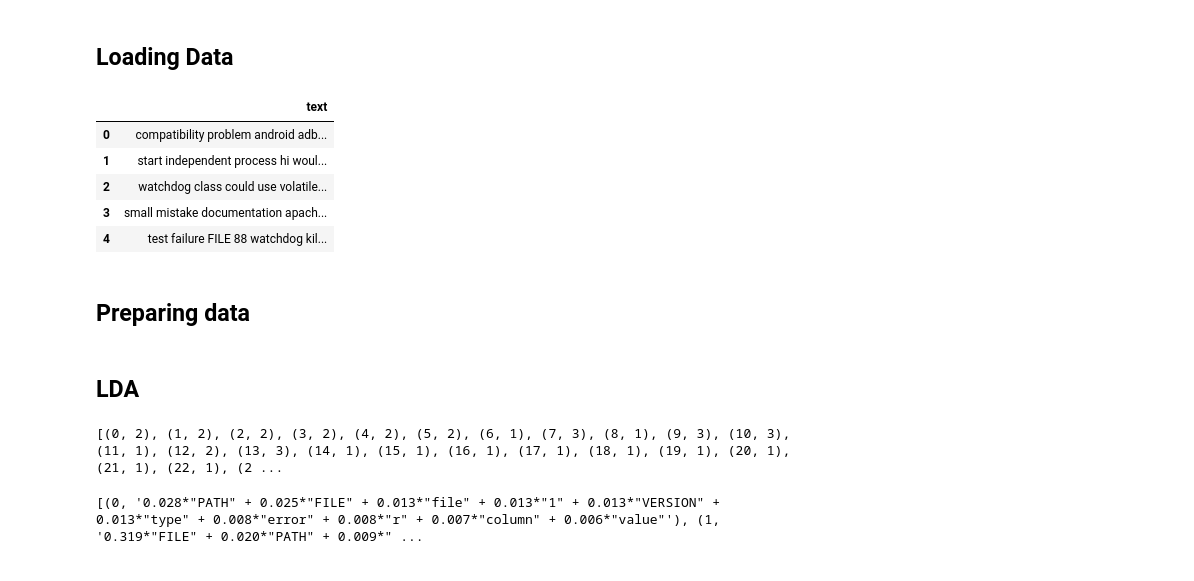
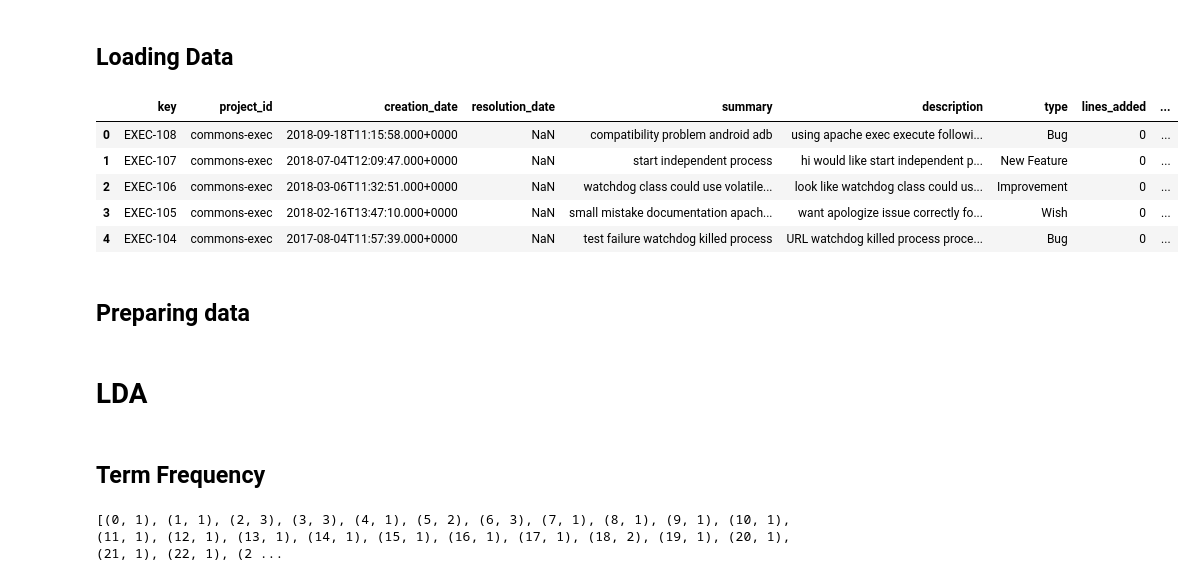
Before and after one commit to raulhigueras/tech-debt-NLP-analysis, a Jupyter notebook: notebooks/003-topicmodels.ipynb, the cells around one changed output. Cells and saved outputs as stored; diff of their text form; code cells hidden in the pictures.

Commit message:
topic models lda

```diff
--- a/notebooks/003-topicmodels.ipynb
+++ b/notebooks/003-topicmodels.ipynb
@@ -5,18 +5,18 @@ import matplotlib.pyplot as plt
 # %% [markdown]
 ## Loading Data
 # %%
-df = pd.read_csv('../data/interim/preproc_text.csv', index_col=0)
+df = pd.read_csv('../data/interim/preproc.csv', index_col=0)
 df.head()
 # %% [output]
-|  | text |
-| 0 | compatibility problem android adb... |
-| 1 | start independent process hi woul... |
-| 2 | watchdog class could use volatile... |
-| 3 | small mistake documentation apach... |
-| 4 | test failure FILE 88 watchdog kil... |
+|  | key | project_id | creation_date | resolution_date | summary | description | type | lines_added | ... |
+| 0 | EXEC-108 | commons-exec | 2018-09-18T11:15:58.000+0000 | NaN | compatibility problem android adb | using apache exec execute followi... | Bug | 0 | ... |
+| 1 | EXEC-107 | commons-exec | 2018-07-04T12:09:47.000+0000 | NaN | start independent process | hi would like start independent p... | New Feature | 0 | ... |
+| 2 | EXEC-106 | commons-exec | 2018-03-06T11:32:51.000+0000 | NaN | watchdog class could use volatile... | look like watchdog class could us... | Improvement | 0 | ... |
+| 3 | EXEC-105 | commons-exec | 2018-02-16T13:47:10.000+0000 | NaN | small mistake documentation apach... | want apologize issue correctly fo... | Wish | 0 | ... |
+| 4 | EXEC-104 | commons-exec | 2017-08-04T11:57:39.000+0000 | NaN | test failure watchdog killed process | URL watchdog killed process proce... | Bug | 0 | ... |
 # %% [markdown]
 ## Preparing data
 # %%
 data_words = [str(txt).split(" ") for txt in df['text']]
 # %% [markdown]
-## LDA
+# LDA
@@ -23,6 +30,6 @@ data_words = [str(txt).split(" ") for txt in df['text']]
+# %% [markdown]
+## Term Frequency
 # %%
-import gensim.corpora as corpora
-
 # Create Dictionary
 id2word = corpora.Dictionary(data_words)
 # Create Corpus
@@ -32,4 +39,4 @@ corpus = [id2word.doc2bow(text) for text in texts]
 # View
 print(corpus[:1][0][:30])
 # %% [output]
-[(0, 2), (1, 2), (2, 2), (3, 2), (4, 2), (5, 2), (6, 1), (7, 3), (8, 1), (9, 3), (10, 3), (11, 1), (12, 2), (13, 3), (14, 1), (15, 1), (16, 1), (17, 1), (18, 1), (19, 1), (20, 1), (21, 1), (22, 1), (2 ...
+[(0, 1), (1, 1), (2, 3), (3, 3), (4, 1), (5, 2), (6, 3), (7, 1), (8, 1), (9, 1), (10, 1), (11, 1), (12, 1), (13, 1), (14, 1), (15, 1), (16, 1), (17, 1), (18, 2), (19, 1), (20, 1), (21, 1), (22, 1), (2 ...
@@ -45,6 +42,0 @@ lda_model = LdaMulticore(corpus=corpus,
-# %%
-# Print the Keyword in the 10 topics
-print(lda_model.print_topics())
-doc_lda = lda_model[corpus]
-# %% [output]
-[(0, '0.028*"PATH" + 0.025*"FILE" + 0.013*"file" + 0.013*"1" + 0.013*"VERSION" + 0.013*"type" + 0.008*"error" + 0.008*"r" + 0.007*"column" + 0.006*"value"'), (1, '0.319*"FILE" + 0.020*"PATH" + 0.009*" ...
```
Also changed, not shown: parts of 15 cells of this notebook, 2 other files.
